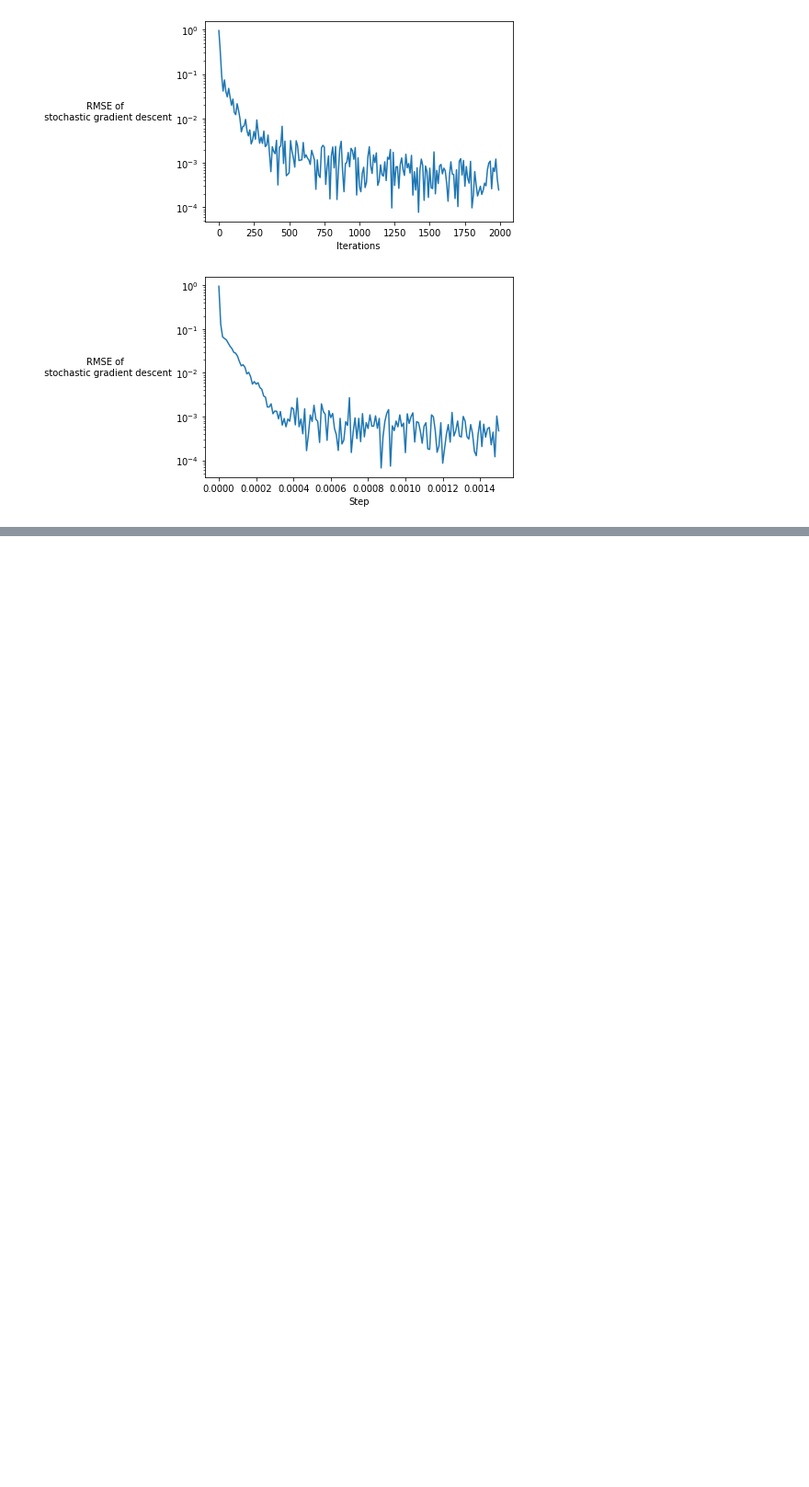
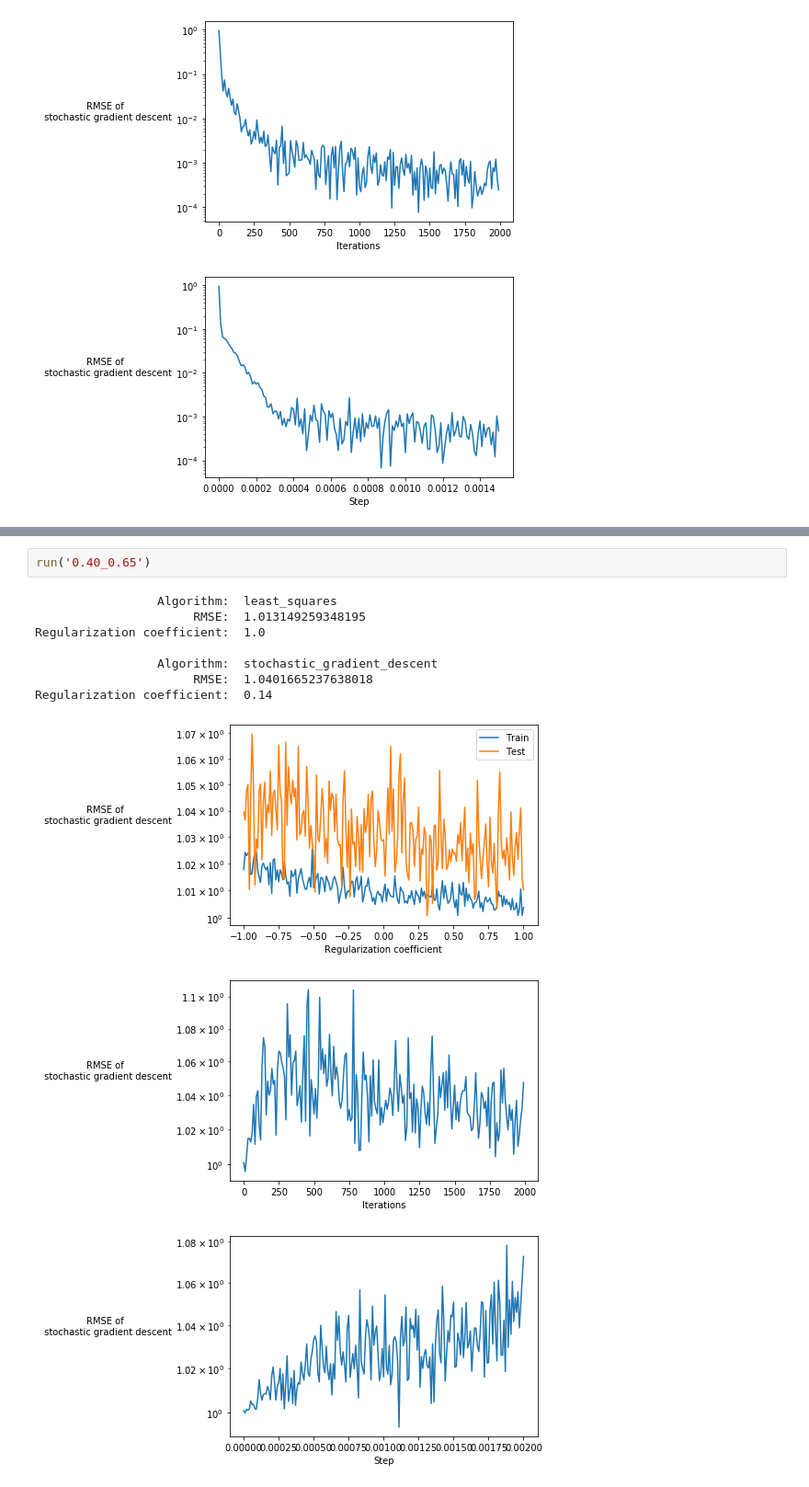
Before and after one commit to naumovdk/ml-course, a Jupyter notebook: linear/Наумов Дмитрий Кириллович linear.ipynb, the cells around one changed output, grey strips where cells are left out. Shown at 92% size. Cells and saved outputs as stored; diff of their text form; blank space fills up the shorter version.

```diff
--- a/linear/Наумов Дмитрий Кириллович linear.ipynb
+++ b/linear/Наумов Дмитрий Кириллович linear.ipynb
@@ -112,0 +139,13 @@ Regularization coefficient:  -0.01
+# %%
+run('0.40_0.65')
+# %% [output]
+                 Algorithm:  least_squares
+                      RMSE:  1.013149259348195
+Regularization coefficient:  1.0
+
+                 Algorithm:  stochastic_gradient_descent
+                      RMSE:  1.0401665237638018
+Regularization coefficient:  0.14
+[figure, added]
+[figure, added]
+[figure, added]
```
Also changed, not shown: parts of 3 cells of this notebook, 8 other files.
